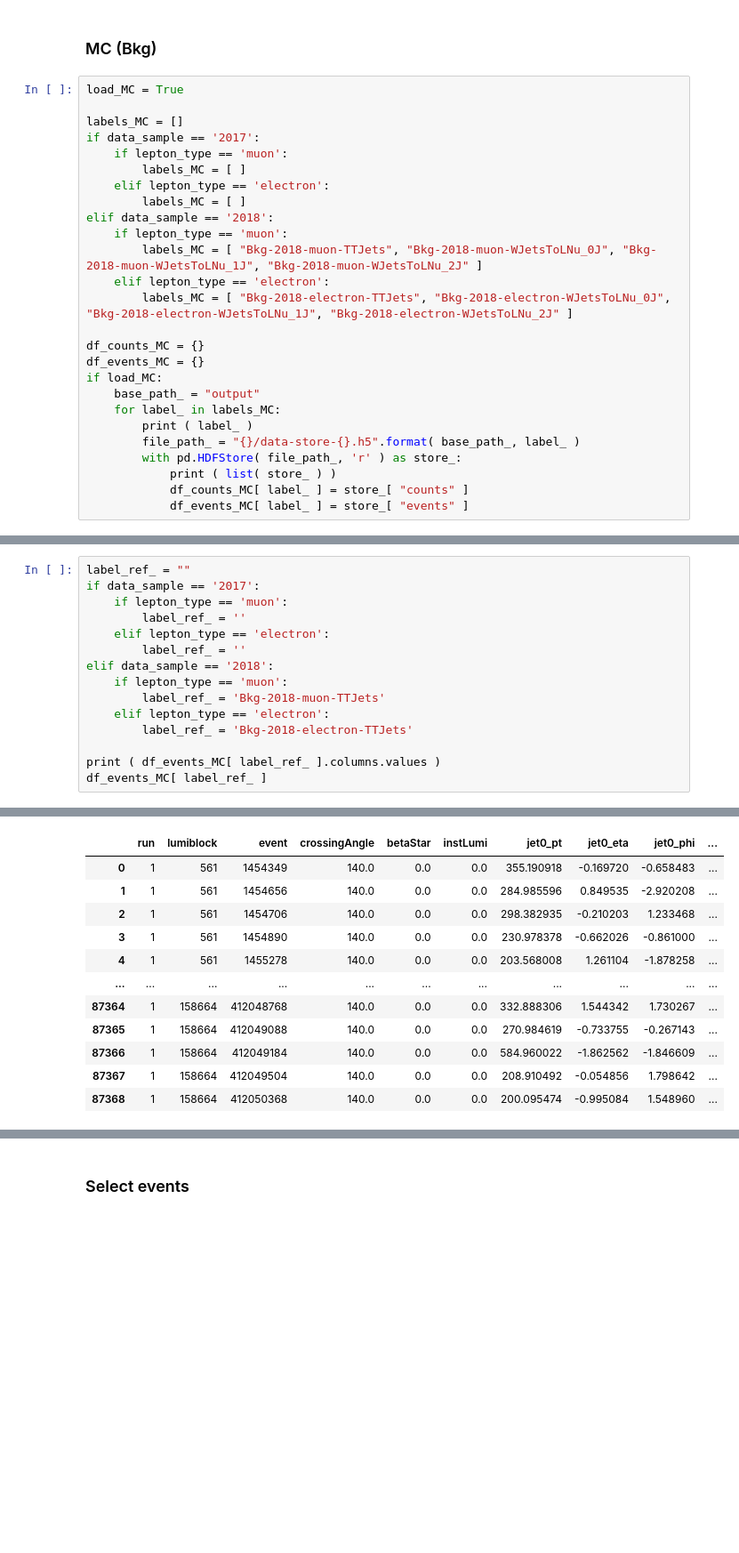
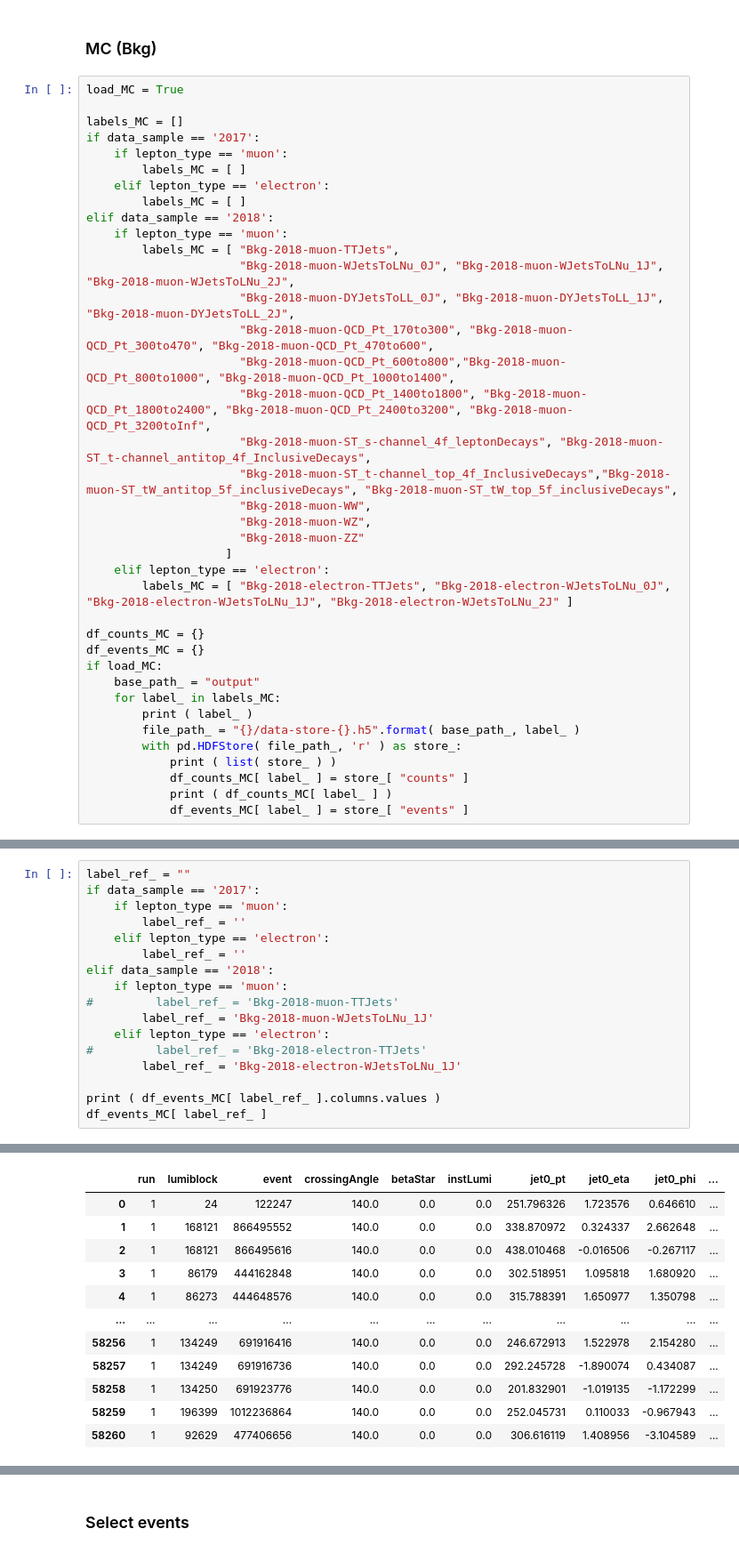
Before and after one commit to antoniovilela/pps-ww-analysis-notebook, a Jupyter notebook: Data-MC-NonProton-Cut-Based.ipynb, the cells around one changed output, grey strips where cells are left out. Shown at 89% size. Drawn from its saved outputs; the diff is of its cells as text; blank space fills up the shorter version.

```diff
--- a/Data-MC-NonProton-Cut-Based.ipynb
+++ b/Data-MC-NonProton-Cut-Based.ipynb
@@ -213,7 +213,18 @@ if data_sample == '2017':
         labels_MC = [ ]
 elif data_sample == '2018':
     if lepton_type == 'muon':
-        labels_MC = [ "Bkg-2018-muon-TTJets", "Bkg-2018-muon-WJetsToLNu_0J", "Bkg-2018-muon-WJetsToLNu_1J", "Bkg-2018-muon-WJetsToLNu_2J" ]
+        labels_MC = [ "Bkg-2018-muon-TTJets",
+                      "Bkg-2018-muon-WJetsToLNu_0J", "Bkg-2018-muon-WJetsToLNu_1J", "Bkg-2018-muon-WJetsToLNu_2J",
+                      "Bkg-2018-muon-DYJetsToLL_0J", "Bkg-2018-muon-DYJetsToLL_1J", "Bkg-2018-muon-DYJetsToLL_2J",
+                      "Bkg-2018-muon-QCD_Pt_170to300", "Bkg-2018-muon-QCD_Pt_300to470", "Bkg-2018-muon-QCD_Pt_470to600",
+                      "Bkg-2018-muon-QCD_Pt_600to800","Bkg-2018-muon-QCD_Pt_800to1000", "Bkg-2018-muon-QCD_Pt_1000to1400",
+                      "Bkg-2018-muon-QCD_Pt_1400to1800", "Bkg-2018-muon-QCD_Pt_1800to2400", "Bkg-2018-muon-QCD_Pt_2400to3200", "Bkg-2018-muon-QCD_Pt_3200toInf",
+                      "Bkg-2018-muon-ST_s-channel_4f_leptonDecays", "Bkg-2018-muon-ST_t-channel_antitop_4f_InclusiveDecays",
+                      "Bkg-2018-muon-ST_t-channel_top_4f_InclusiveDecays","Bkg-2018-muon-ST_tW_antitop_5f_inclusiveDecays", "Bkg-2018-muon-ST_tW_top_5f_inclusiveDecays",
+                      "Bkg-2018-muon-WW",
+                      "Bkg-2018-muon-WZ",
+                      "Bkg-2018-muon-ZZ"
+                    ]
     elif lepton_type == 'electron':
         labels_MC = [ "Bkg-2018-electron-TTJets", "Bkg-2018-electron-WJetsToLNu_0J", "Bkg-2018-electron-WJetsToLNu_1J", "Bkg-2018-electron-WJetsToLNu_2J" ]
 
@@ -227,6 +238,7 @@ if load_MC:
         with pd.HDFStore( file_path_, 'r' ) as store_:
             print ( list( store_ ) )
             df_counts_MC[ label_ ] = store_[ "counts" ]
+            print ( df_counts_MC[ label_ ] )
             df_events_MC[ label_ ] = store_[ "events" ]
 # %% [output]
 Bkg-2018-muon-TTJets
@@ -242,43 +263,45 @@ label_ref_ = ""
 if data_sample == '2017':
     if lepton_type == 'muon':
         label_ref_ = ''
     elif lepton_type == 'electron':
         label_ref_ = ''
 elif data_sample == '2018':
     if lepton_type == 'muon':
-        label_ref_ = 'Bkg-2018-muon-TTJets'
+#         label_ref_ = 'Bkg-2018-muon-TTJets'
+        label_ref_ = 'Bkg-2018-muon-WJetsToLNu_1J'
     elif lepton_type == 'electron':
-        label_ref_ = 'Bkg-2018-electron-TTJets'
+#         label_ref_ = 'Bkg-2018-electron-TTJets'
+        label_ref_ = 'Bkg-2018-electron-WJetsToLNu_1J'
 
 print ( df_events_MC[ label_ref_ ].columns.values )
 df_events_MC[ label_ref_ ]
 # %% [output]
 ['run' 'lumiblock' 'event' 'crossingAngle' 'betaStar' 'instLumi' 'jet0_pt'
  'jet0_eta' 'jet0_phi' 'jet0_energy' 'jet0_mass' 'jet0_corrmass'
  'jet0_tau1' 'jet0_tau2' 'jet0_vertexz' 'jet0_px' 'jet0_py' 'jet0_pz'
  'calo_met' 'met' 'met_x' 'met_y' 'met_phi' 'nVertices' 'num_bjets_ak8'
  'num_bjets_ak4' 'num_jets_ak4' 'pfcand_nextracks'
  'pfcand_nextracks_noDRl' 'recoMWhad' 'recoMWlep' 'recoMWW'
  'recoRapidityWW' 'dphiWW' 'WLeptonicPt' 'WLeptonicEta' 'WLeptonicPhi'
  'muon0_pt' 'muon0_eta' 'muon0_phi' 'muon0_energy' 'muon0_charge'
  'muon0_iso' 'muon0_dxy' 'muon0_dz' 'muon0_trackerLayersWithMeasurement'
  'run_mc' 'pileupWeight' 'mc_pu_trueinteractions' 'mcWeight'
  'prefiring_weight' 'prefiring_weight_up' 'prefiring_weight_down'
  'prefiring_weight_ECAL' 'prefiring_weight_ECAL_up'
 ... (29 lines left out)
  'WW_energy_jer_dw' 'WW_pz_jer_dw' 'MWW_jer_dw' 'YWW_jer_dw'
  'xiCMS_45_nom' 'xiCMS_56_nom' 'xiCMS_45_jes_up' 'xiCMS_56_jes_up'
  'xiCMS_45_jes_dw' 'xiCMS_56_jes_dw' 'xiCMS_45_jer_up' 'xiCMS_56_jer_up'
  'xiCMS_45_jer_dw' 'xiCMS_56_jer_dw']
 |  | run | lumiblock | event | crossingAngle | betaStar | instLumi | jet0_pt | jet0_eta | jet0_phi | ... |
-| 0 | 1 | 561 | 1454349 | 140.0 | 0.0 | 0.0 | 355.190918 | -0.169720 | -0.658483 | ... |
-| 1 | 1 | 561 | 1454656 | 140.0 | 0.0 | 0.0 | 284.985596 | 0.849535 | -2.920208 | ... |
-| 2 | 1 | 561 | 1454706 | 140.0 | 0.0 | 0.0 | 298.382935 | -0.210203 | 1.233468 | ... |
-| 3 | 1 | 561 | 1454890 | 140.0 | 0.0 | 0.0 | 230.978378 | -0.662026 | -0.861000 | ... |
-| 4 | 1 | 561 | 1455278 | 140.0 | 0.0 | 0.0 | 203.568008 | 1.261104 | -1.878258 | ... |
+| 0 | 1 | 24 | 122247 | 140.0 | 0.0 | 0.0 | 251.796326 | 1.723576 | 0.646610 | ... |
+| 1 | 1 | 168121 | 866495552 | 140.0 | 0.0 | 0.0 | 338.870972 | 0.324337 | 2.662648 | ... |
+| 2 | 1 | 168121 | 866495616 | 140.0 | 0.0 | 0.0 | 438.010468 | -0.016506 | -0.267117 | ... |
+| 3 | 1 | 86179 | 444162848 | 140.0 | 0.0 | 0.0 | 302.518951 | 1.095818 | 1.680920 | ... |
+| 4 | 1 | 86273 | 444648576 | 140.0 | 0.0 | 0.0 | 315.788391 | 1.650977 | 1.350798 | ... |
 | ... | ... | ... | ... | ... | ... | ... | ... | ... | ... | ... |
-| 87364 | 1 | 158664 | 412048768 | 140.0 | 0.0 | 0.0 | 332.888306 | 1.544342 | 1.730267 | ... |
-| 87365 | 1 | 158664 | 412049088 | 140.0 | 0.0 | 0.0 | 270.984619 | -0.733755 | -0.267143 | ... |
-| 87366 | 1 | 158664 | 412049184 | 140.0 | 0.0 | 0.0 | 584.960022 | -1.862562 | -1.846609 | ... |
-| 87367 | 1 | 158664 | 412049504 | 140.0 | 0.0 | 0.0 | 208.910492 | -0.054856 | 1.798642 | ... |
-| 87368 | 1 | 158664 | 412050368 | 140.0 | 0.0 | 0.0 | 200.095474 | -0.995084 | 1.548960 | ... |
+| 58256 | 1 | 134249 | 691916416 | 140.0 | 0.0 | 0.0 | 246.672913 | 1.522978 | 2.154280 | ... |
+| 58257 | 1 | 134249 | 691916736 | 140.0 | 0.0 | 0.0 | 292.245728 | -1.890074 | 0.434087 | ... |
+| 58258 | 1 | 134250 | 691923776 | 140.0 | 0.0 | 0.0 | 201.832901 | -1.019135 | -1.172299 | ... |
+| 58259 | 1 | 196399 | 1012236864 | 140.0 | 0.0 | 0.0 | 252.045731 | 0.110033 | -0.967943 | ... |
+| 58260 | 1 | 92629 | 477406656 | 140.0 | 0.0 | 0.0 | 306.616119 | 1.408956 | -3.104589 | ... |
```
Also changed, not shown: parts of 17 cells of this notebook, 1 other file.
